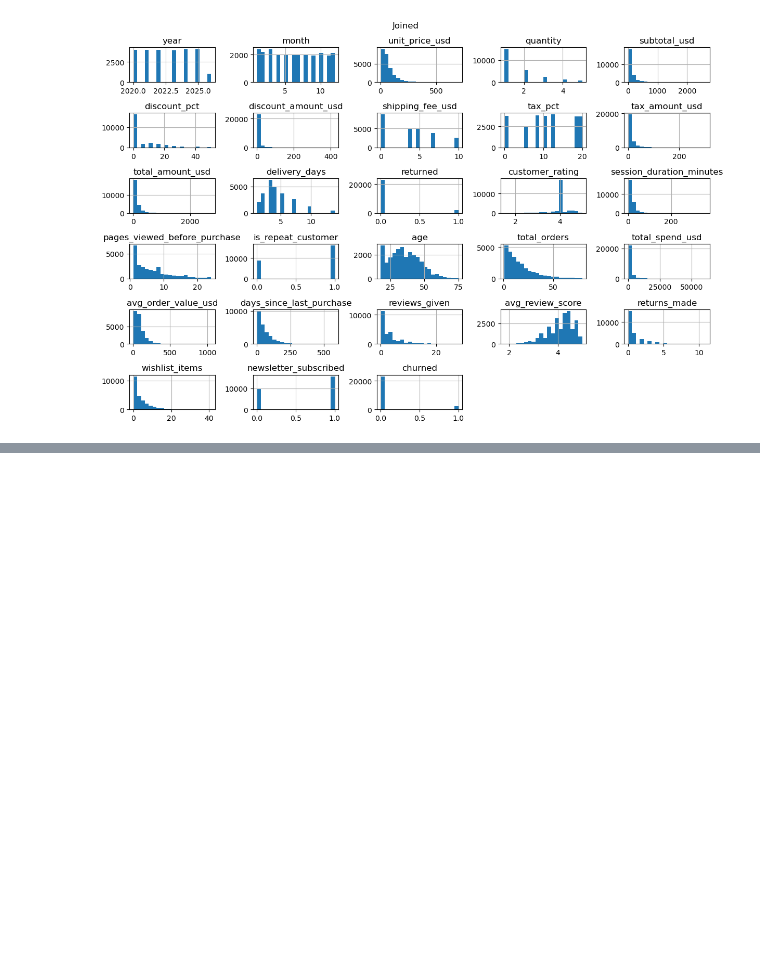
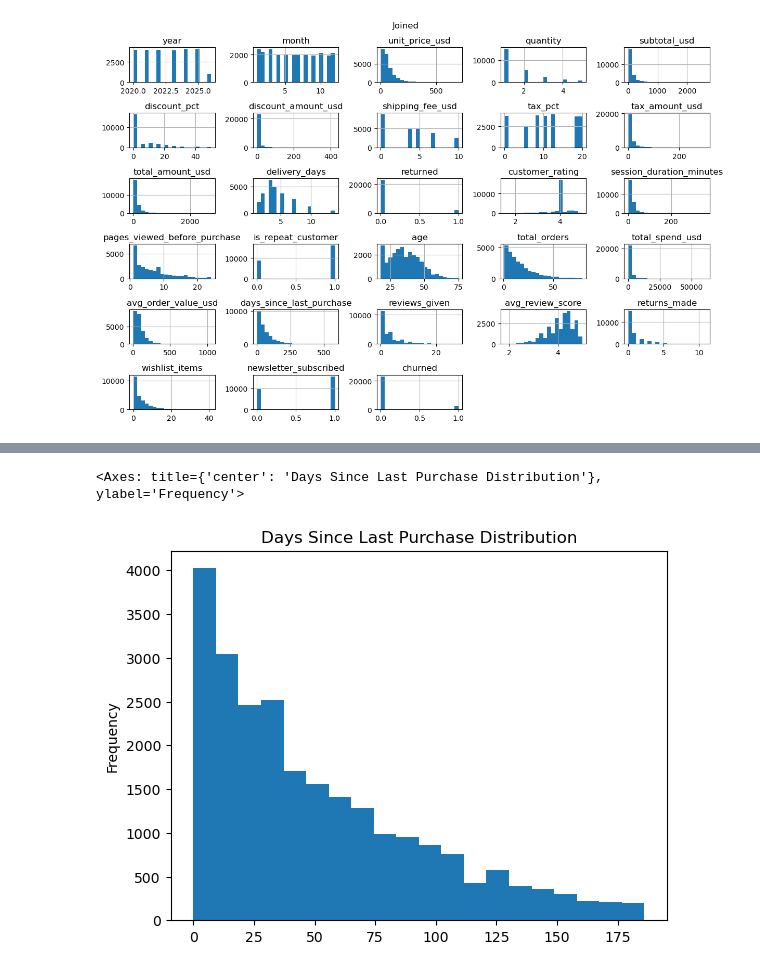
Before and after one commit to tezendra71/DataSciencett, a Jupyter notebook: Projects/Marketing Analysis/Market_Analysis.ipynb, the cells around one changed output, grey strips where cells are left out. Saved outputs shown, nothing was run; the diff lists cells and outputs as text; code cells hidden in the pictures; blank space fills up the shorter version.

```diff
--- a/Projects/Marketing Analysis/Market_Analysis.ipynb
+++ b/Projects/Marketing Analysis/Market_Analysis.ipynb
@@ -177,0 +181,17 @@ ValueError: Columns must be same length as key
+# %%
+LQ = join_df['days_since_last_purchase'].quantile(0.25)
+HQ = join_df['days_since_last_purchase'].quantile(0.75)
+
+IQR = HQ - LQ
+
+join_df = join_df[
+    join_df['days_since_last_purchase'].between(
+        LQ - 1.5 * IQR,
+        HQ + 1.5 * IQR
+    )
+]
+# %%
+join_df['days_since_last_purchase'].plot(kind='hist', bins=20, title='Days Since Last Purchase Distribution')
+# %% [output]
+<Axes: title={'center': 'Days Since Last Purchase Distribution'}, ylabel='Frequency'>
+[figure, added]
```
Also changed, not shown: parts of 3 cells of this notebook.
